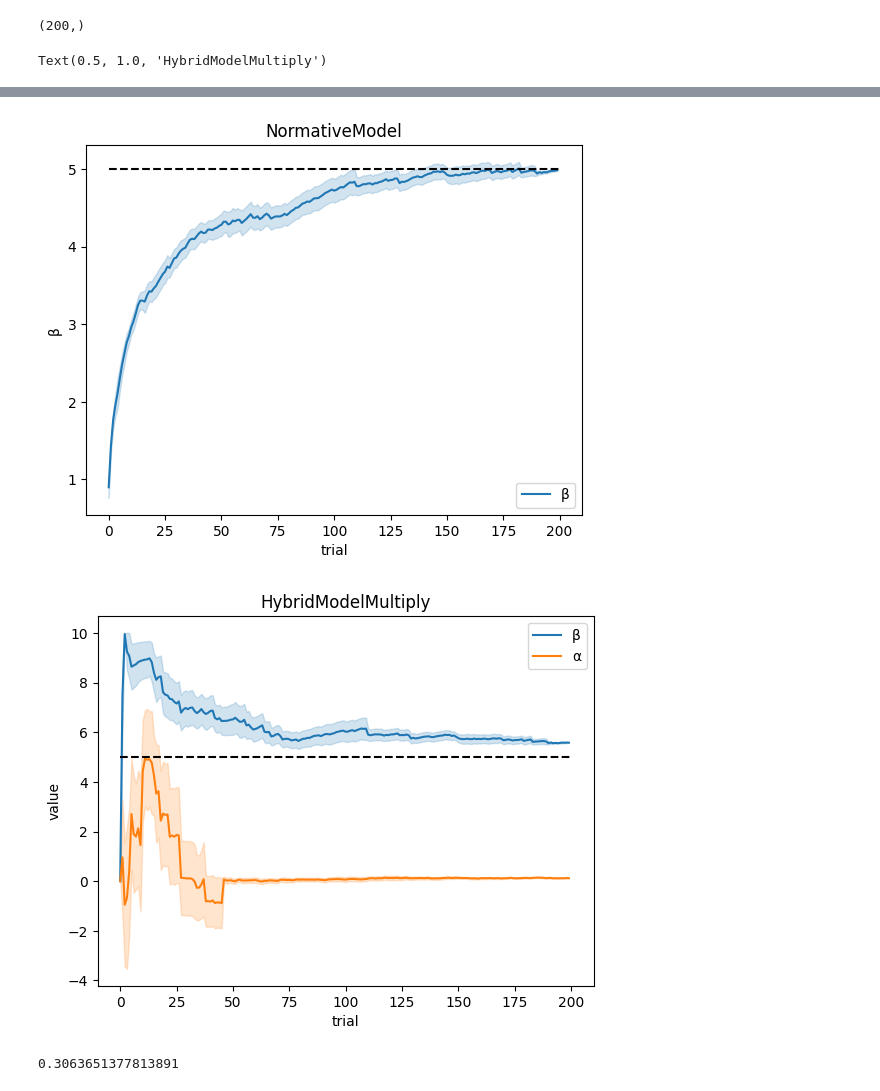
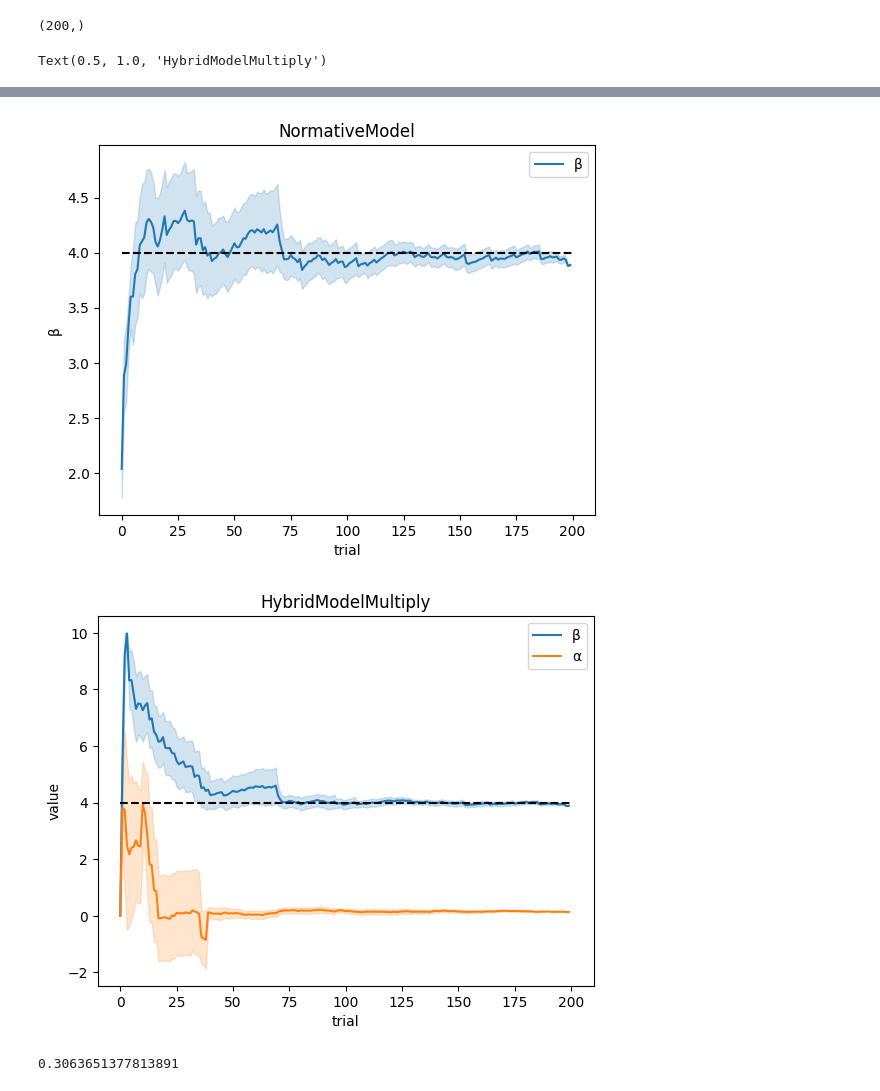
Before and after one commit to bsgarcia/SpaceRLUnity, a Jupyter notebook: Assets/Scripts/analysis/simu.ipynb, the cells around one changed output, grey strips where cells are left out. Saved outputs shown, nothing was run; the diff lists cells and outputs as text; code cells hidden in the pictures.

```diff
--- a/Assets/Scripts/analysis/simu.ipynb
+++ b/Assets/Scripts/analysis/simu.ipynb
@@ -284,7 +284,8 @@ class NormativeModel(NormativeModelValue, NormativeModelPerceptual):
             # beta logit (utf8 character symbol as key)
             'β': self.get_slope(),
             # sigma (diff between two options) (utf8 character symbol as key)
-            'σ': self.get_sigma(s)
+            'σ': self.get_sigma(s) if s is not None
+             else [self.get_sigma(s) for s in range(self.nstate)],
         }
 
 
@@ -324,7 +325,7 @@ def tnormrdn(loc, std, lb=0, ub=1, size=1):
 # hyperparameters
 ntrial = 200
 nagent = 10
-true_slope = 5
+true_slope = 4
 true_leak = 0
 
 # forcefield chosen by the subject
@@ -333,14 +334,16 @@ ff = np.repeat(np.linspace(-1, 1, 10).round(1), ntrial/10).flatten()
 rff = np.random.binomial(1, 1/(1+np.exp(-true_slope*ff)), size=ntrial)
 print(ff.shape)
 # model parameters
-normative_param = dict(slope=2, leak=0, x=np.unique(ff))
+normative_param = dict(slope=4, leak=0, x=np.unique(ff))
 hybrid_param = dict(perceptual_temp=5, perceptual_model='logit',
     lr=.5, rl_temp=5, n_states=2, n_actions=2, q0=50)
 
 # data frame to store the results
 df = []
 
-
+# -----------------------------------------------------------------
+# RUN
+# -----------------------------------------------------------------
 for agent in range(nagent):
     # randomize all arrays
     idx = np.arange(len(ff))
@@ -375,6 +378,9 @@ for agent in range(nagent):
         plt.xlabel('forcefield gradient color')
         plt.yticks(np.arange(0, 1.1, .1))
 
+# -----------------------------------------------------------------
+# PLOT
+# -----------------------------------------------------------------
 # plot evolution of parameters for each model
 df = pd.DataFrame(df)
 df = pd.concat([df.drop(['params'], axis=1), df['params'].apply(pd.Series)], axis=1)
@@ -401,5 +407,5 @@ Text(0.5, 1.0, 'HybridModelMultiply')
-[figure, old version]
+[figure, new version]
-[figure, old version]
+[figure, new version]
 # %%
 # -----------------------------------------------------------------
 # simulation option value training
```
Also changed, not shown: parts of 2 cells of this notebook.
